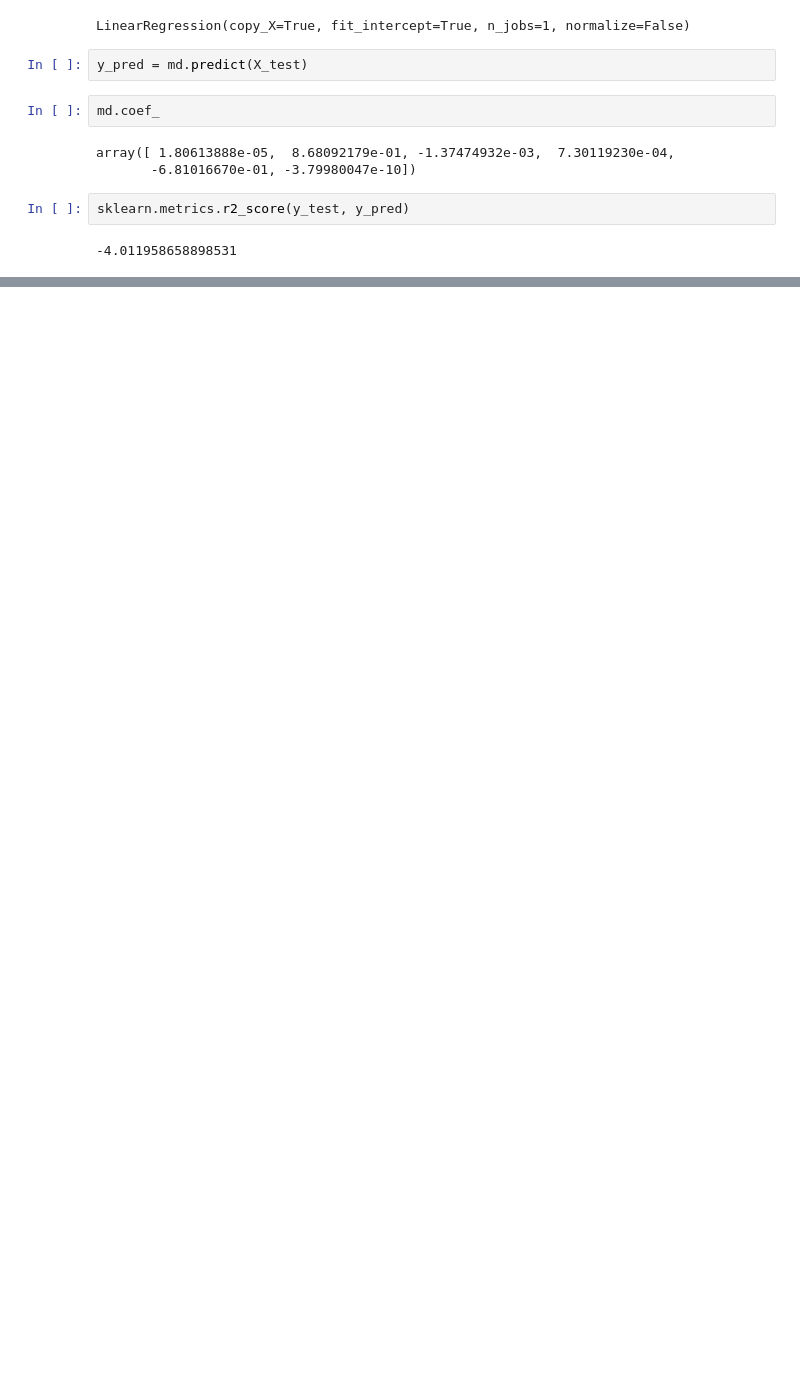
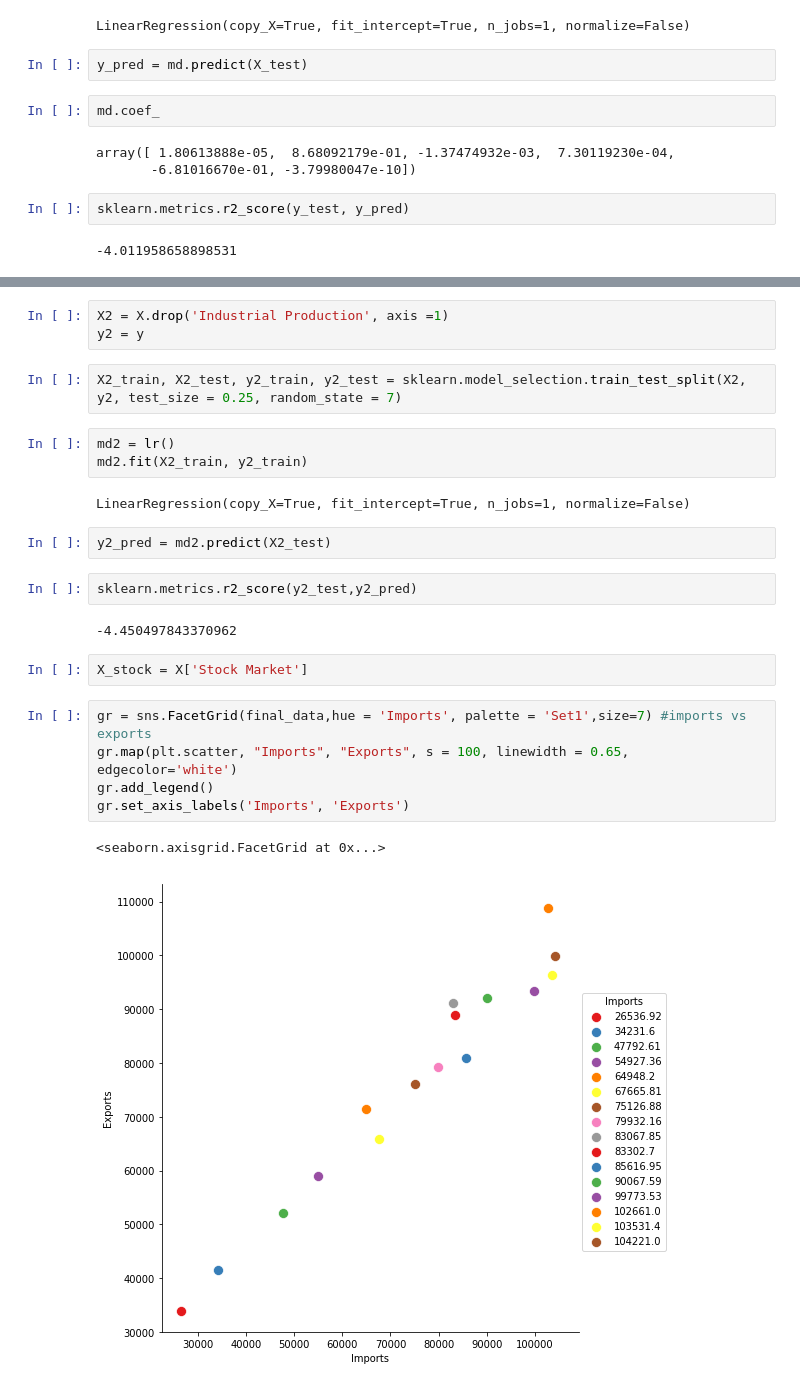
Before and after one commit to mrnobot/economic-indicators_SA, a Jupyter notebook: Economic_Indicators_SA.ipynb, the cells around one changed output, grey strips where cells are left out. Saved outputs shown, nothing was run; the diff lists cells and outputs as text; blank space fills up the shorter version.

```diff
--- a/Economic_Indicators_SA.ipynb
+++ b/Economic_Indicators_SA.ipynb
@@ -268,0 +296,26 @@ sklearn.metrics.r2_score(y_test, y_pred)
+# %%
+X2 = X.drop('Industrial Production', axis =1)
+y2 = y
+# %%
+X2_train, X2_test, y2_train, y2_test = sklearn.model_selection.train_test_split(X2, y2, test_size = 0.25, random_state = 7)
+# %%
+md2 = lr()
+md2.fit(X2_train, y2_train)
+# %% [output]
+LinearRegression(copy_X=True, fit_intercept=True, n_jobs=1, normalize=False)
+# %%
+y2_pred = md2.predict(X2_test)
+# %%
+sklearn.metrics.r2_score(y2_test,y2_pred)
+# %% [output]
+-4.450497843370962
+# %%
+X_stock = X['Stock Market']
+# %%
+gr = sns.FacetGrid(final_data,hue = 'Imports', palette = 'Set1',size=7) #imports vs exports
+gr.map(plt.scatter, "Imports", "Exports", s = 100, linewidth = 0.65, edgecolor='white')
+gr.add_legend()
+gr.set_axis_labels('Imports', 'Exports')
+# %% [output]
+<seaborn.axisgrid.FacetGrid at 0x...>
+[figure, added]
```
Also changed, not shown: parts of 17 cells of this notebook.
